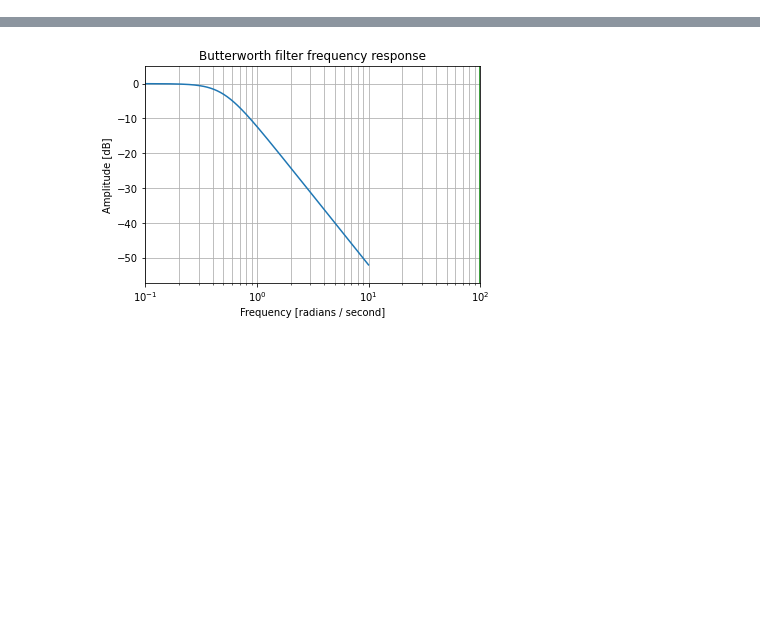
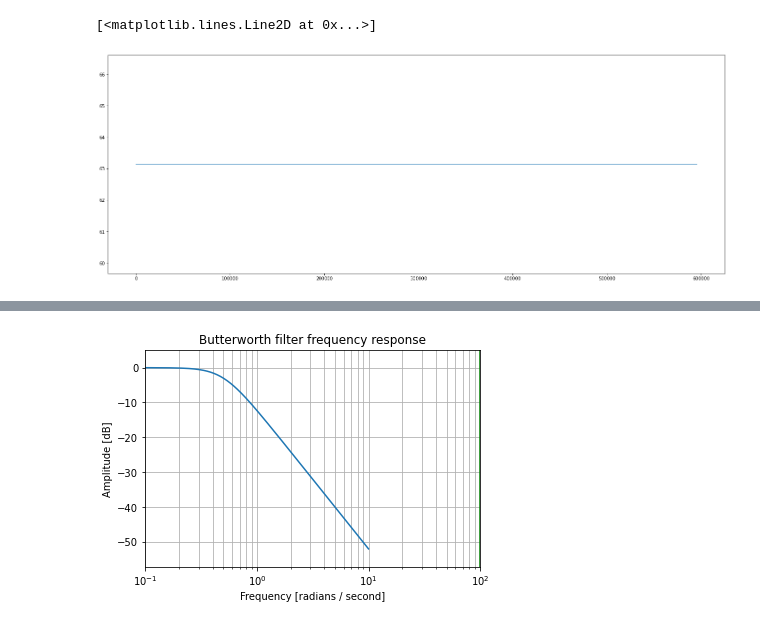
Before and after one commit to jmenzies280/embryo-monitoring, a Jupyter notebook: software/analysis/analysis1.ipynb, the cells around one changed output, grey strips where cells are left out. Saved outputs shown, nothing was run; the diff lists cells and outputs as text; code cells hidden in the pictures; blank space fills up the shorter version.

```diff
--- a/software/analysis/analysis1.ipynb
+++ b/software/analysis/analysis1.ipynb
@@ -59,2 +59,9 @@ memory usage: 33.6 MB
+# %%
+fig = plt.figure(figsize=[25,20])
+sub1=plt.subplot(2,1,1)
+plt.plot(data["topLeft.Item1.avgBright"][0:-1])
+# %% [output]
+[<matplotlib.lines.Line2D at 0x...>]
+[figure, added]
 # %%
 roll = 60
```
Also changed, not shown: parts of 6 cells of this notebook, 7 other files.
